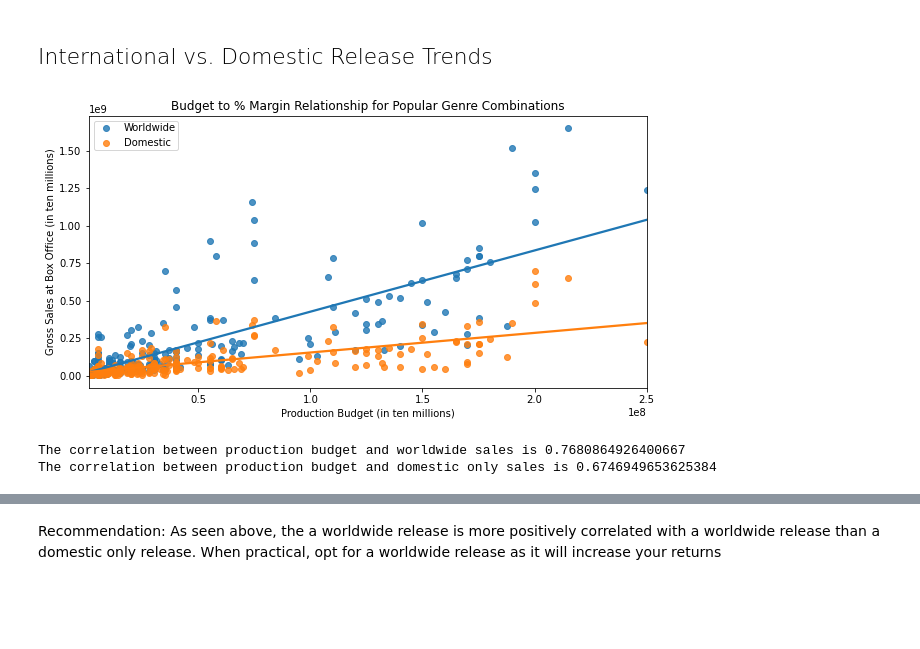
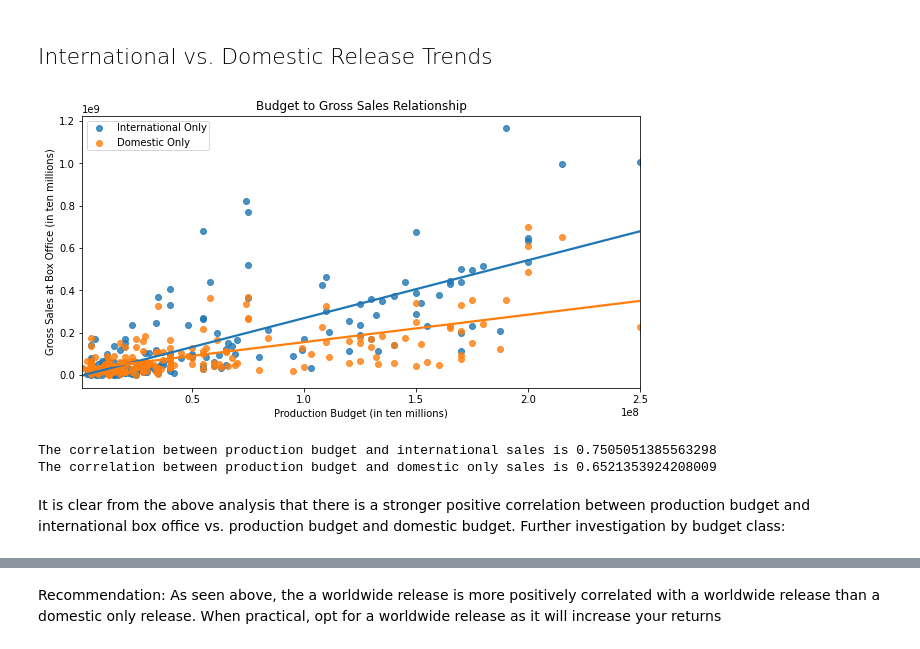
Before and after one commit to mooreaz92/Phase-1-Project-Group-GRV, a Jupyter notebook: Movie Industry Margin Analysis by Budget Class.ipynb, the cells around one changed output, grey strips where cells are left out. Saved outputs shown, nothing was run; the diff lists cells and outputs as text; code cells hidden in the pictures; blank space fills up the shorter version.

```diff
--- a/Movie Industry Margin Analysis by Budget Class.ipynb
+++ b/Movie Industry Margin Analysis by Budget Class.ipynb
@@ -130,14 +125,17 @@ df_budgets['profit_margin'] = (df_budgets['profit'] / df_budgets['worldwide_gros
 ### Converting 'year' back into a numeric value
 df_budgets['year'] = df_budgets['year'].map(int)
 
+### Creation of 'international gross' column
+df_budgets['international_gross'] = df_budgets['worldwide_gross'] - df_budgets['domestic_gross']
+
 ### Adding in a 'budget_tier' column to classify each production budget value
 budget_tier = []
 for row in df_budgets['production_budget']:
-    if row < 10000000 :    budget_tier.append('very-low budget')
-    elif row < 30000000:   budget_tier.append('low budget')
-    elif row < 50000000:  budget_tier.append('middle budget')
-    elif row < 70000000:  budget_tier.append('high budget')
-    else: budget_tier.append('super-high budget')
+    if row < 10000000 :    budget_tier.append('Very-Low Budget')
+    elif row < 30000000:   budget_tier.append('Low Budget')
+    elif row < 50000000:  budget_tier.append('Middle Budget')
+    elif row < 70000000:  budget_tier.append('High Budget')
+    else: budget_tier.append('Super-High Budget')
 
 df_budgets['budget_tier'] = budget_tier
 # %% [markdown]
@@ -218,0 +206,5 @@ df_half_merge = df_films_studio_profitable.merge(df_movie_basics, how="left", on
+# %%
+### To check for indexes of duplicate values
+index_to_delete = df_half_merge[df_half_merge.duplicated(['movie_and_year'], keep=False)].index
+print(f"There are {len(index_to_delete)} duplicate entries on movie_and_year to delete")
+print(f"Currently there are {len(df_half_merge.index)} records in the dataframe")
@@ -218,0 +218,3 @@ df_half_merge = df_films_studio_profitable.merge(df_movie_basics, how="left", on
+# %%
+df_full_merge = df_half_merge.drop(index_to_delete)
+print(f"Records after deletion of duplicates: {len(df_full_merge.index)}")
@@ -224,7 +230,7 @@ import numpy as np
 For our analysis, it is important that Microsoft partners with a studio that has a proven track record of profitable movies. As such, we will look for studios with the highest median profit margin that also have put out at least five profitable movies since 2013
 # %%
 ### Removes studios with less than five movies:
-df_established = df_half_merge.groupby("studio").filter(lambda x: len(x) > 5)
+df_established = df_full_merge.groupby("studio").filter(lambda x: len(x) > 5)
 
 ### Creates a pivot table by studio and calculates median profit margin for their profitable films
 pivot = pd.pivot_table(df_established, values='profit_margin', index='studio', aggfunc=np.median)
@@ -295,19 +306,21 @@ Recommendation: As seen above, the most profitable studios have had their most p
 <h2 style="font-weight: 100">International vs. Domestic Release Trends</h2>
 # %%
 plt.figure(figsize=(10, 5))
-ax = sns.regplot(data=df, x='production_budget', y='worldwide_gross', ci=0, label = 'Worldwide')
-ax = sns.regplot(data=df, x='production_budget', y='domestic_gross_x', ci=0, label = 'Domestic')
-ax.set(xlabel = "Production Budget (in ten millions)", ylabel = "Gross Sales at Box Office (in ten millions)", title = "Budget to % Margin Relationship for Popular Genre Combinations")
+ax = sns.regplot(data=df, x='production_budget', y='international_gross', ci=0, label = 'International Only')
+ax = sns.regplot(data=df, x='production_budget', y='domestic_gross_x', ci=0, label = 'Domestic Only')
+ax.set(xlabel = "Production Budget (in ten millions)", ylabel = "Gross Sales at Box Office (in ten millions)", title = "Budget to Gross Sales Relationship")
 ax.legend(loc='upper left', borderpad=.2)
 plt.show()
 
-ww_cor = df['production_budget'].corr(df["worldwide_gross"])
+ww_cor = df['production_budget'].corr(df["international_gross"])
 dom_cor = df['production_budget'].corr(df["domestic_gross_x"])
 
 
-print(f"The correlation between production budget and worldwide sales is {ww_cor}")
+print(f"The correlation between production budget and international sales is {ww_cor}")
 print(f"The correlation between production budget and domestic only sales is {dom_cor}")
 # %% [output]
-[figure, old version]
+[figure, new version]
-The correlation between production budget and worldwide sales is 0.7680864926400667
-The correlation between production budget and domestic only sales is 0.6746949653625384
+The correlation between production budget and international sales is 0.7505051385563298
+The correlation between production budget and domestic only sales is 0.6521353924208009
+# %% [markdown]
+It is clear from the above analysis that there is a stronger positive correlation between production budget and international box office vs. production budget and domestic budget. Further investigation by budget class:
```
Also changed, not shown: parts of 29 cells of this notebook, 41 other files.
